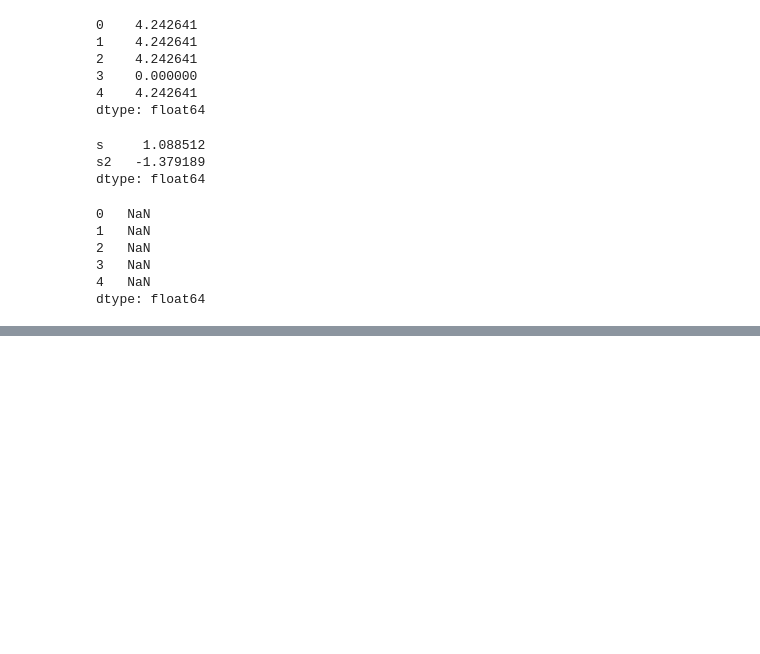
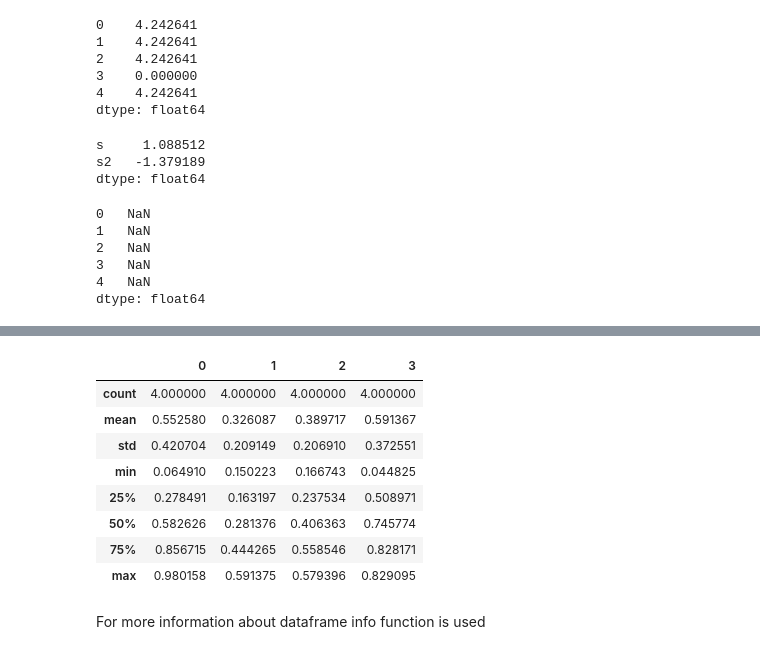
Before and after one commit to R123gh/Data-cleaning-project-, a Jupyter notebook: 3_pandas.ipynb, the cells around one changed output, grey strips where cells are left out. Drawn from its saved outputs; the diff is of its cells as text; code cells hidden in the pictures; blank space fills up the shorter version.

```diff
--- a/3_pandas.ipynb
+++ b/3_pandas.ipynb
@@ -236,0 +239,2 @@ dtype: float64
+# %%
+df = pd.DataFrame(np.random.rand(4,4) , index = ['a','b','c','d'])
@@ -236,0 +249,14 @@ dtype: float64
+# %%
+df.describe()
+# %% [output]
+|  | 0 | 1 | 2 | 3 |
+| count | 4.000000 | 4.000000 | 4.000000 | 4.000000 |
+| mean | 0.552580 | 0.326087 | 0.389717 | 0.591367 |
+| std | 0.420704 | 0.209149 | 0.206910 | 0.372551 |
+| min | 0.064910 | 0.150223 | 0.166743 | 0.044825 |
+| 25% | 0.278491 | 0.163197 | 0.237534 | 0.508971 |
+| 50% | 0.582626 | 0.281376 | 0.406363 | 0.745774 |
+| 75% | 0.856715 | 0.444265 | 0.558546 | 0.828171 |
+| max | 0.980158 | 0.591375 | 0.579396 | 0.829095 |
+# %% [markdown]
+For more information about dataframe info function is used
```
Also changed, not shown: parts of 30 cells of this notebook.
